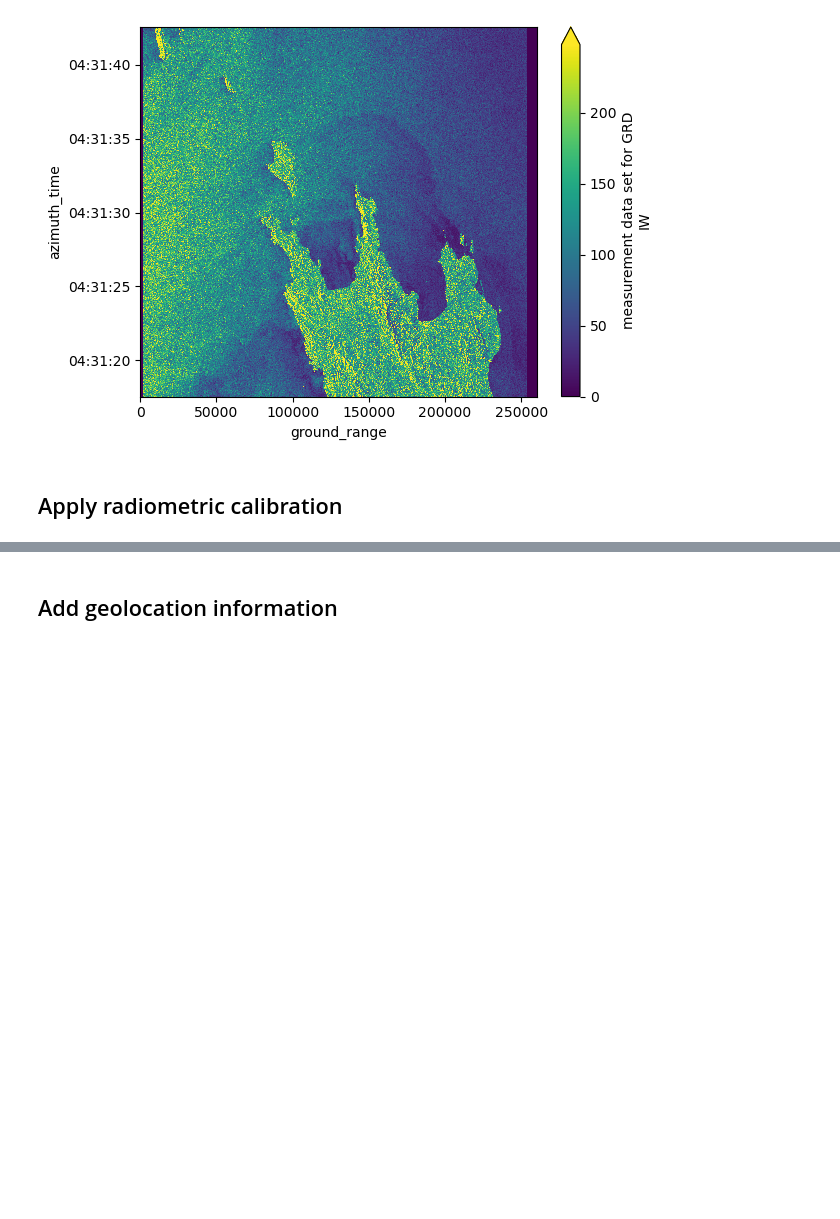
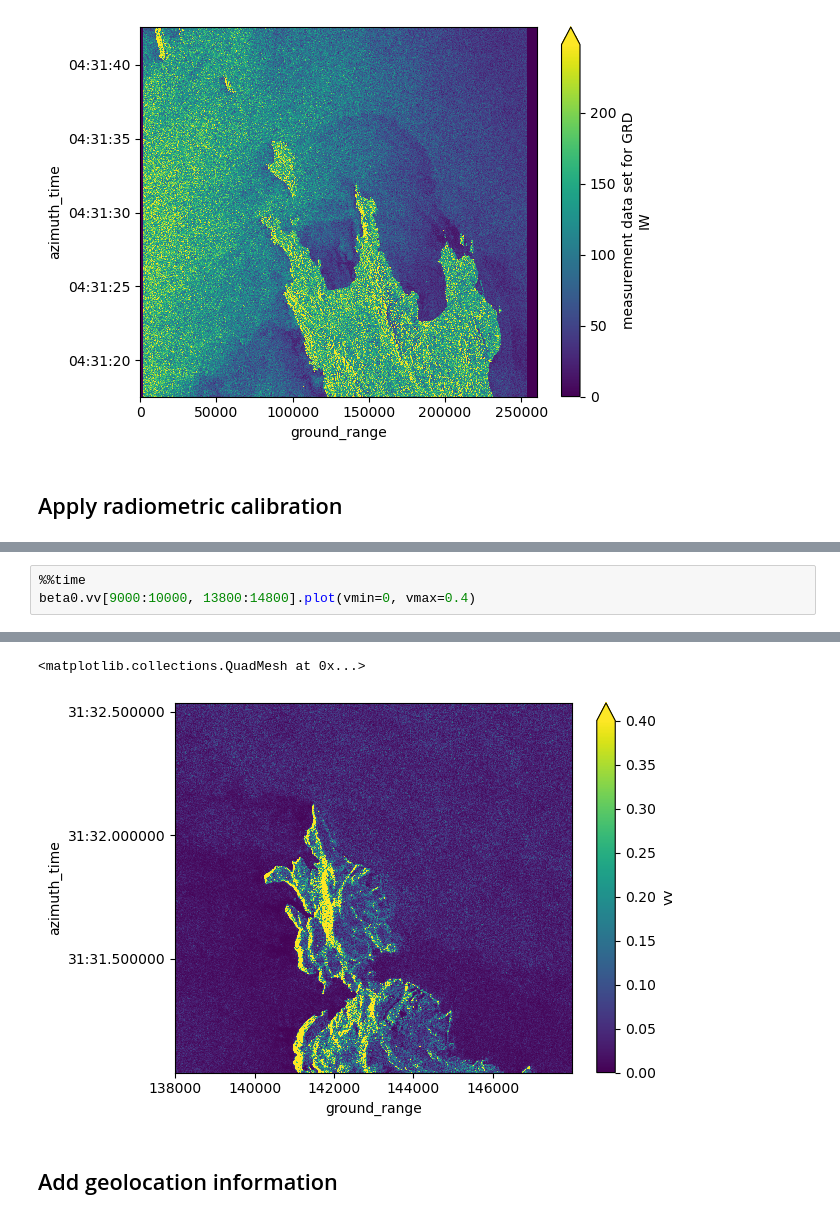
Before and after one commit to EOPF-Sample-Service/xarray-eopf, a Jupyter notebook: examples/sen1_analysismode/analysis_mode.ipynb, the cells around one changed output, grey strips where cells are left out. Cells and saved outputs as stored; diff of their text form; blank space fills up the shorter version.

```diff
--- a/examples/sen1_analysismode/analysis_mode.ipynb
+++ b/examples/sen1_analysismode/analysis_mode.ipynb
@@ -229,2 +227,6 @@ Wall time: 11.3 s
 <matplotlib.collections.QuadMesh at 0x...>
 [figure]
+# %%
+%%time
+beta0.vv[9000:10000, 13800:14800].plot(vmin=0, vmax=0.4)
+# %% [output]
@@ -231,3 +235,5 @@ Wall time: 11.3 s
+<matplotlib.collections.QuadMesh at 0x...>
+[figure, added]
 # %% [markdown]
 ## Add geolocation information
 # %%
```
Also changed, not shown: parts of 9 cells of this notebook, 2 other files.
